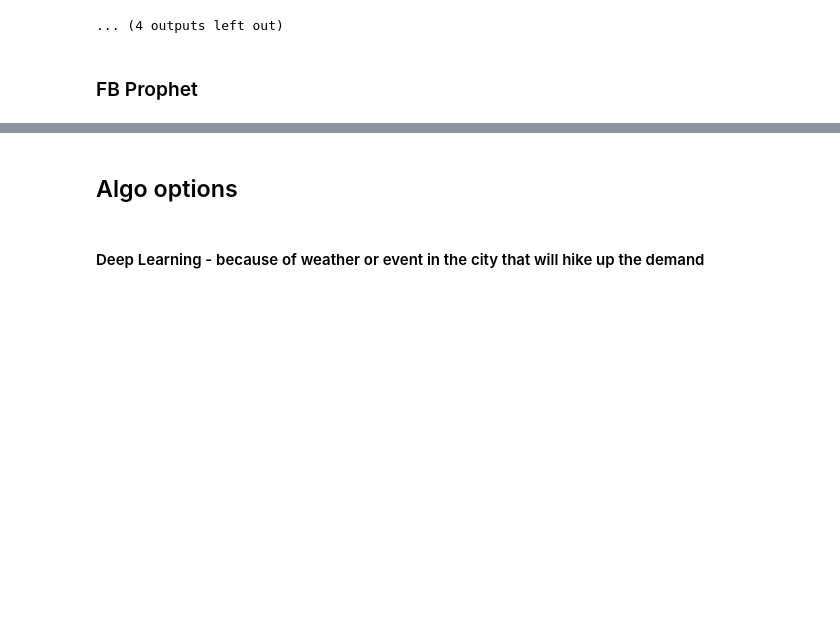
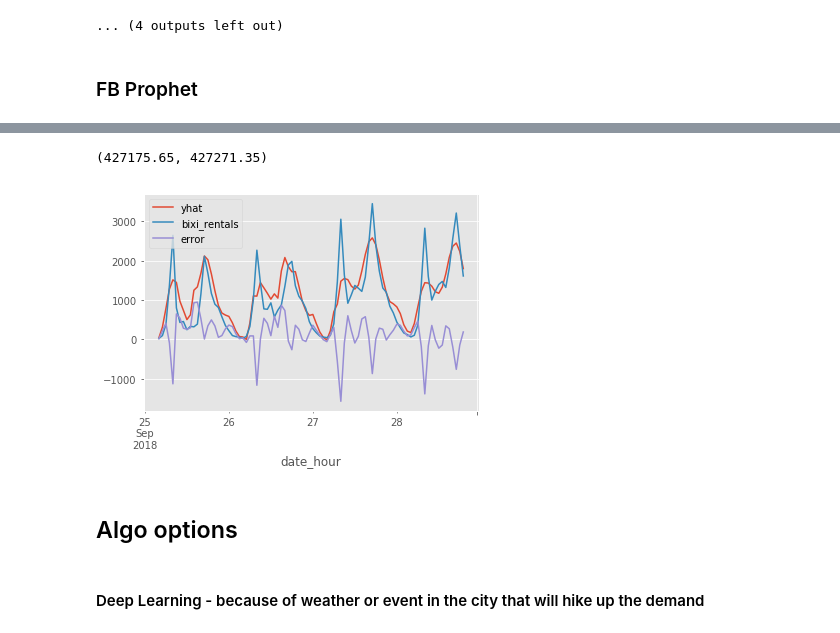
Before and after one commit to Rimab55/Forecasting_Bixi_Bikeshare_rentals, a Jupyter notebook: Time_Series.ipynb, the cells around one changed output, grey strips where cells are left out. Drawn from its saved outputs; the diff is of its cells as text; code cells hidden in the pictures; blank space fills up the shorter version.

```diff
--- a/Time_Series.ipynb
+++ b/Time_Series.ipynb
@@ -433,4 +436,6 @@ fig2 = m.plot_components(forecast)
 # %%
+from sklearn.metrics import mean_absolute_error
+
 def rmse(forecast, ts):
     """
     Function takes in 2 dataframes: forecast from FB Prophet and Timeseries (ts) containing actual values and
@@ -446,7 +451,10 @@ def rmse(forecast, ts):
 
     # Calculate RMSE
     RMSE = np.sqrt(mean_squared_error(df['yhat'],df['bixi_rentals']))
-    return RMSE
+
+    MAE = mean_absolute_error(df['yhat'], df['bixi_rentals'])
+    to_print = print(f'RMSE: {RMSE} and MAE: {MAE}')
+    return df, to_print
 # %%
-rmse(forecast,y)
+df, to_print = rmse(forecast,y)
 # %% [output]
@@ -453,0 +462,2 @@ rmse(forecast,y)
+# %%
+df['error'] = (df['yhat'] - df['bixi_rentals'])
@@ -454,3 +485,11 @@ rmse(forecast,y)
+# %%
+dodo = df.reset_index()
+# %%
+ax = dodo[12:100].plot(x = 'date_hour')
+ax.set_xlim()
+# %% [output]
+(427175.65, 427271.35)
+[figure, added]
 # %% [markdown]
 
 
```
Also changed, not shown: parts of 15 cells of this notebook.
